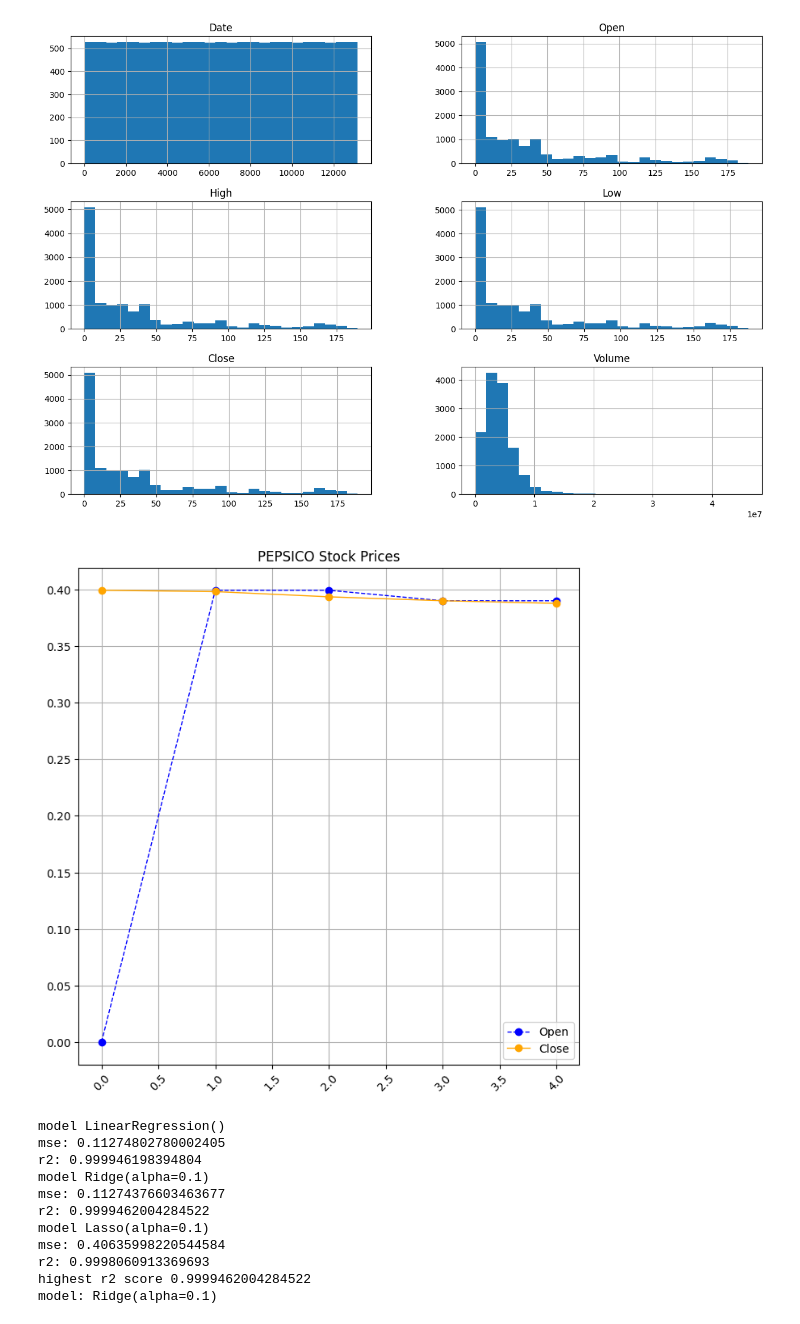
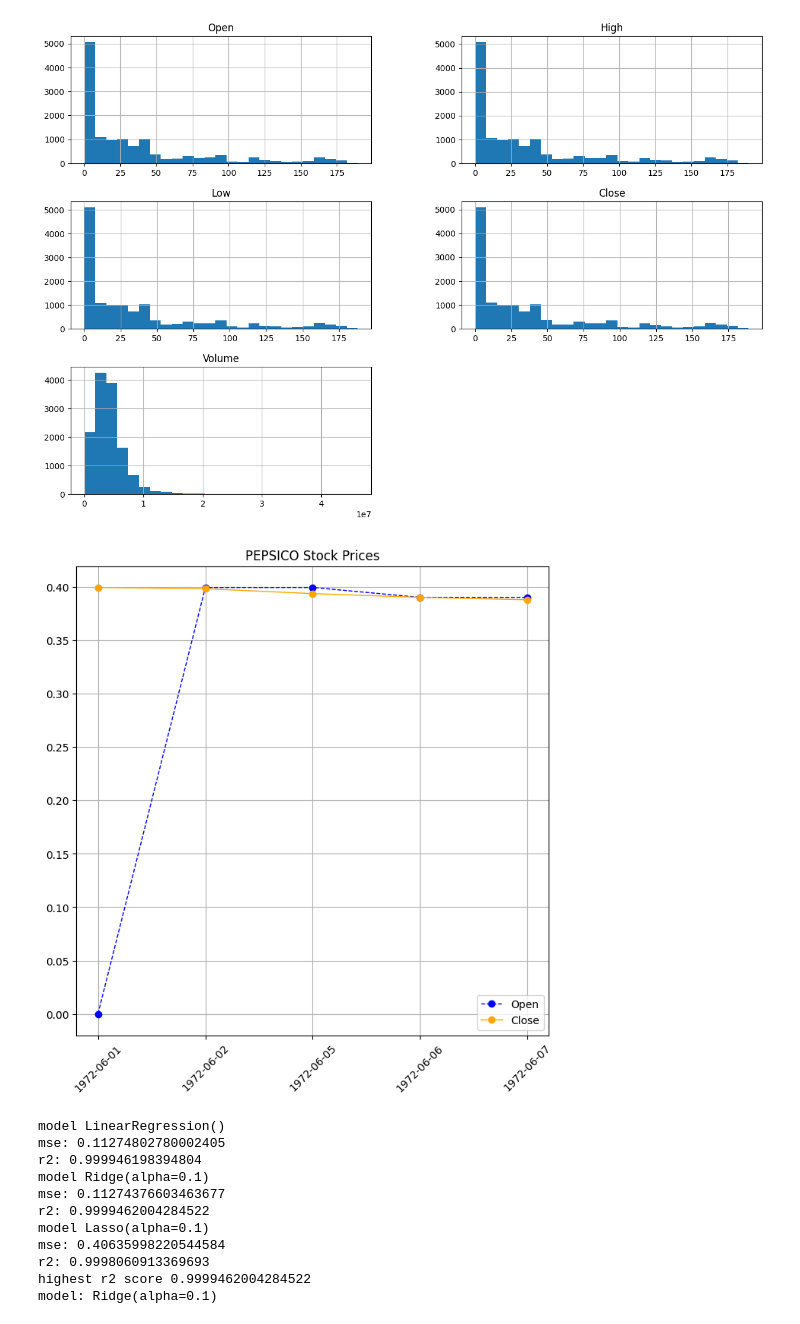
Before and after one commit to GiaKhanh-LVC/First-Data-Science, a Jupyter notebook: PEPSI/main.ipynb, the cells around one changed output. Cells and saved outputs as stored; diff of their text form; code cells hidden in the pictures.

```diff
--- a/PEPSI/main.ipynb
+++ b/PEPSI/main.ipynb
@@ -4,8 +4,8 @@ import matplotlib.pyplot as plt
 import numpy as np
 from sklearn.preprocessing import LabelEncoder
 df=pd.read_csv('PEP.csv')
-le = LabelEncoder()
-df['Date'] = le.fit_transform(df['Date'])
+# le = LabelEncoder()
+# df['Date'] = le.fit_transform(df['Date'])
 df.head()
 # %% [output]
 |  | Date | Open | High | Low | Close | Volume |
@@ -18,42 +18,42 @@ df.head()
 df.hist(bins=25,figsize=(15,10))
 plt.show()
 # %% [output]
-[figure, old version]
+[figure, new version]
 # %%
 import matplotlib.pyplot as plt
 
 # Using the first few rows of the DataFrame
 dt = df.head()
 
 # Extracting 'Open' and 'Close' values from the subset DataFrame
 y1 = dt.Open.values
 y2 = dt.Close.values
 
 # Setting a more appropriate figure size
 plt.figure(figsize=(8, 8))
 
 # Plotting 'Open' prices with a dashed line and distinct color
-plt.plot(dt.index, y1, linestyle='--',marker='o', color='blue', linewidth=1, label='Open')
+plt.plot(dt.Date, y1, linestyle='--',marker='o', color='blue', linewidth=1, label='Open')
 
 # Plotting 'Close' prices with a solid line and distinct color
-plt.plot(dt.index, y2, linestyle='-',marker='o', color='orange', linewidth=1, label='Close')
+plt.plot(dt.Date, y2, linestyle='-',marker='o', color='orange', linewidth=1, label='Close')
 
 # Adding gridlines for better readability
 plt.grid(True)
 
 # Adding a legend to distinguish between the lines
 plt.legend()
 
 # Adding axis labels and a title
 plt.title('PEPSICO Stock Prices')
 
 # Rotating x-axis labels for better readability (if x-axis is dates)
 plt.xticks(rotation=45)
 
 # Displaying the plot
 plt.show()
 # %% [output]
-[figure, old version]
+[figure, new version]
 # %%
 from sklearn.model_selection import train_test_split
 from sklearn.preprocessing import MinMaxScaler
```
Also changed, not shown: parts of 1 cell of this notebook, 4 other files.
